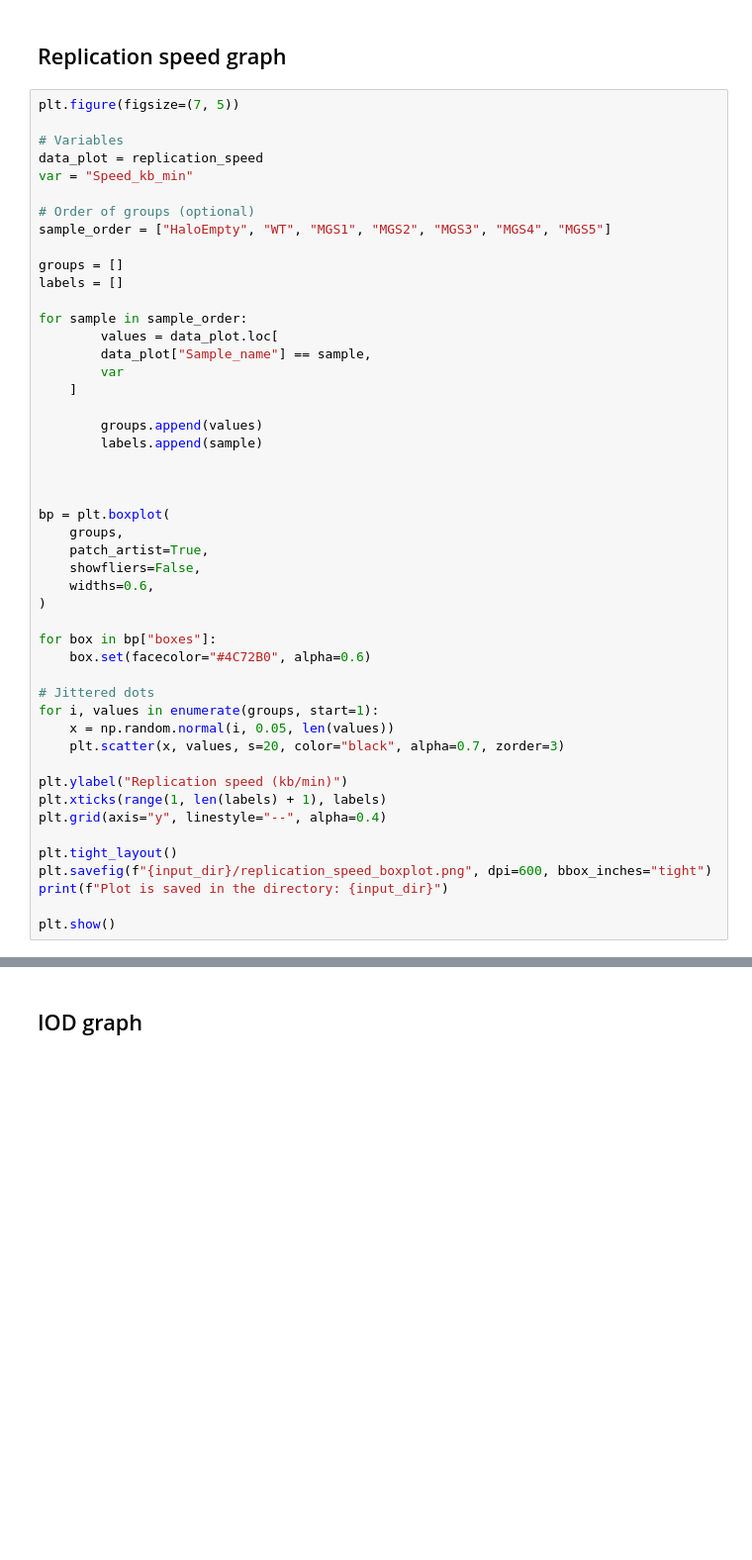
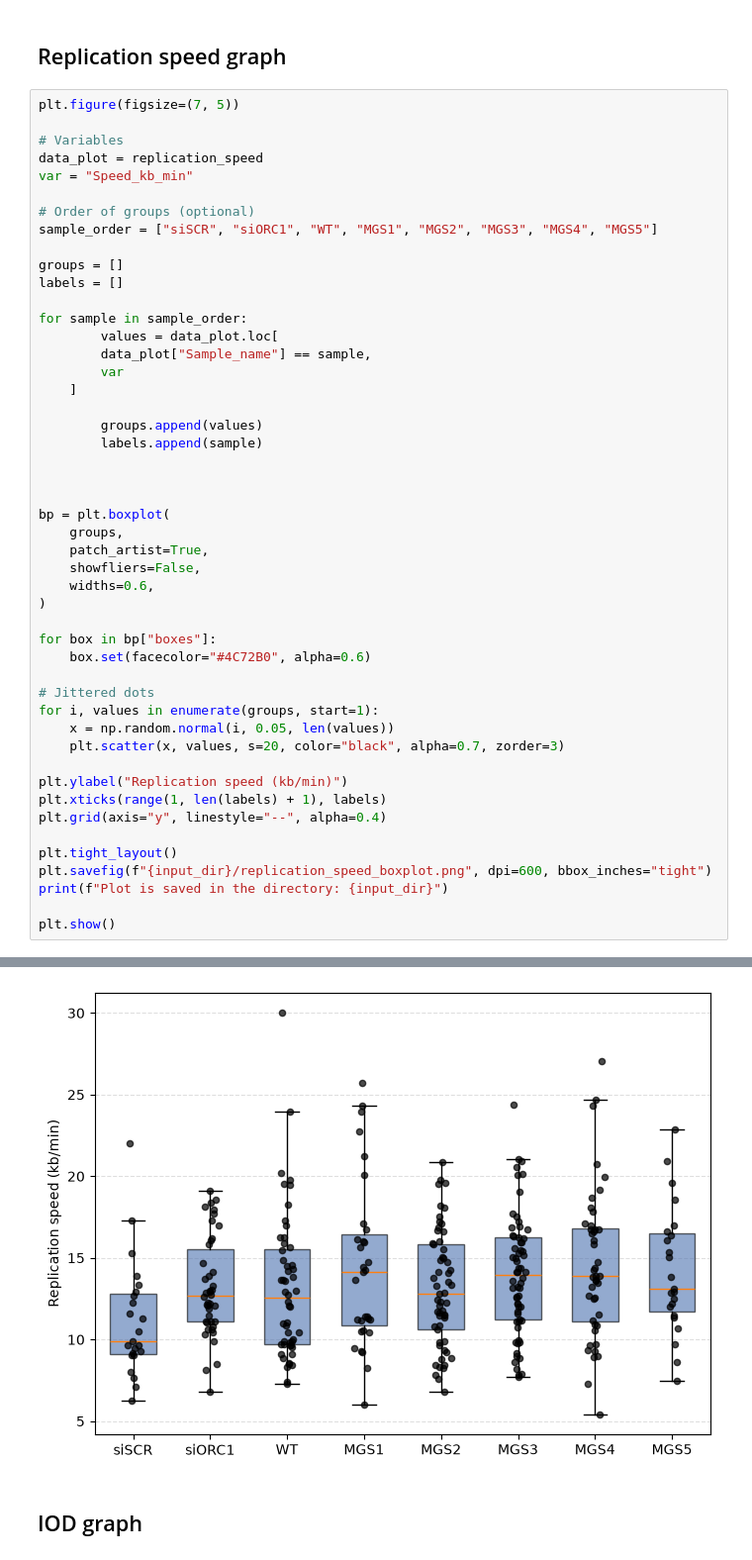
Before and after one commit to Lopatushka/DNA_fibers, a Jupyter notebook: data_agg.ipynb, the cells around one changed output, grey strips where cells are left out. Shown at 99% size. Drawn from its saved outputs; the diff is of its cells as text; blank space fills up the shorter version.

```diff
--- a/data_agg.ipynb
+++ b/data_agg.ipynb
@@ -197,7 +231,7 @@ data_plot = replication_speed
 var = "Speed_kb_min"
 
 # Order of groups (optional)
-sample_order = ["HaloEmpty", "WT", "MGS1", "MGS2", "MGS3", "MGS4", "MGS5"]
+sample_order = ["siSCR", "siORC1", "WT", "MGS1", "MGS2", "MGS3", "MGS4", "MGS5"]
 
 groups = []
 labels = []
@@ -237,3 +271,4 @@ plt.savefig(f"{input_dir}/replication_speed_boxplot.png", dpi=600, bbox_inches="
 print(f"Plot is saved in the directory: {input_dir}")
 
 plt.show()
+# %% [output]
@@ -240,3 +276,4 @@ plt.show()
+[figure, added]
 # %% [markdown]
 ## IOD graph
 # %%
```
Also changed, not shown: parts of 15 cells of this notebook.
